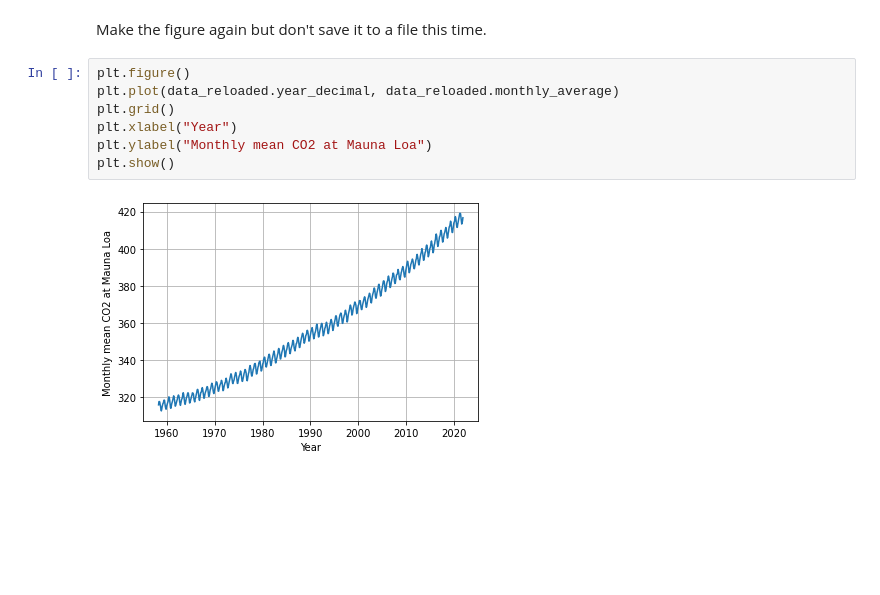
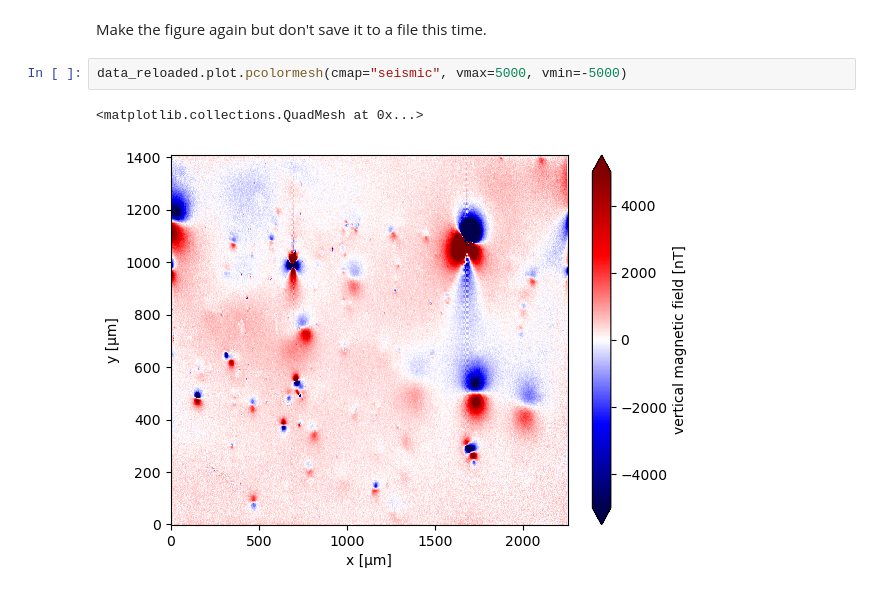
Before and after one commit to fatiando-data/morroco-speleothem-magnetic-microscopy-data, a Jupyter notebook: prepare.ipynb, the cells around one changed output. Cells and saved outputs as stored; diff of their text form; blank space fills up the shorter version.

Commit message:
Plot reloaded data

```diff
--- a/prepare.ipynb
+++ b/prepare.ipynb
@@ -110,11 +108,7 @@ Attributes:
 # %% [markdown]
 Make the figure again but don't save it to a file this time.
 # %%
-plt.figure()
-plt.plot(data_reloaded.year_decimal, data_reloaded.monthly_average)
-plt.grid()
-plt.xlabel("Year")
-plt.ylabel("Monthly mean CO2 at Mauna Loa")
-plt.show()
+data_reloaded.plot.pcolormesh(cmap="seismic", vmax=5000, vmin=-5000)
 # %% [output]
+<matplotlib.collections.QuadMesh at 0x...>
-[figure, old version]
+[figure, new version]
```
Also changed, not shown: parts of 3 cells of this notebook.
